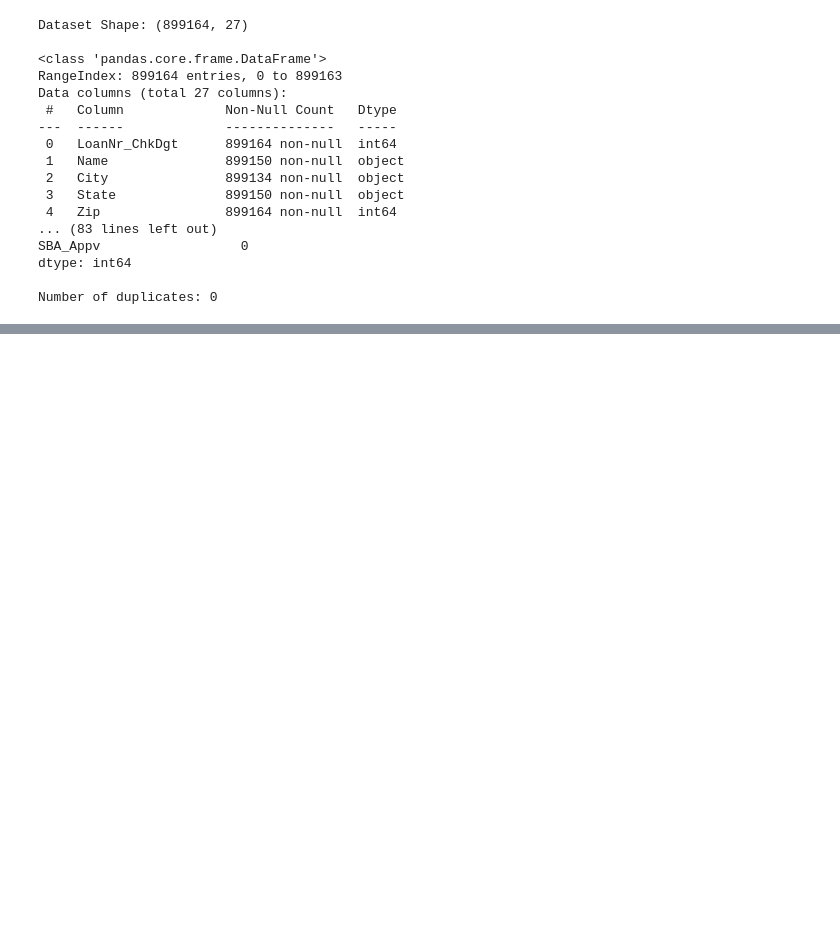
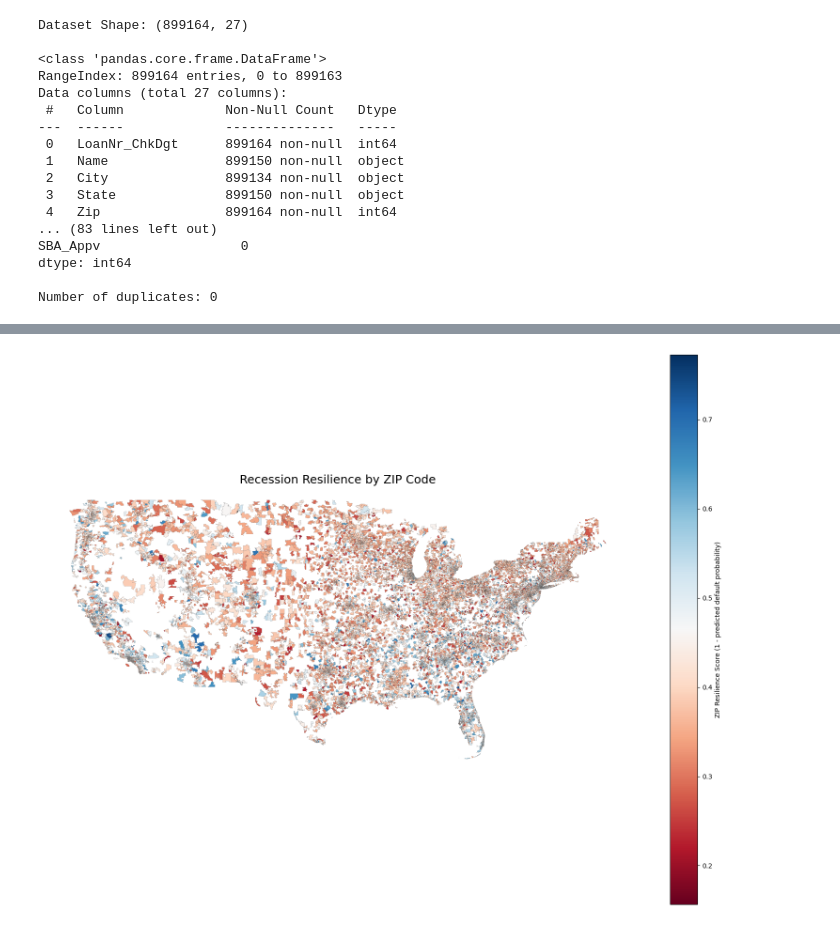
Before and after one commit to emr75/LoanAnalysis, a Jupyter notebook: mlProject.ipynb, the cells around one changed output, grey strips where cells are left out. Saved outputs shown, nothing was run; the diff lists cells and outputs as text; code cells hidden in the pictures; blank space fills up the shorter version.

```diff
--- a/mlProject.ipynb
+++ b/mlProject.ipynb
@@ -476,0 +580,16 @@ weighted avg       0.95      0.95      0.95    133502
+# %%
+zip_stats["Zip3"] = zip_stats["Zip"].astype(str).str[:3]
+
+zip_stats = zip_stats[
+    ~zip_stats["Zip3"].isin(["995", "996", "997", "998", "999", "967", "968"])
+]
+#removing AK / Hawaii for clarity of vis
+# %%
+import geopandas as gpd
+
+zcta = gpd.read_file("shapedata/tl_2020_us_zcta510.shp")
+
+zcta = zcta.rename(columns={"ZCTA5CE10": "ZIP"})
+zcta["ZIP"] = zcta["ZIP"].astype(str).str.zfill(5)
+
+zcta.head()
@@ -476,0 +603,28 @@ weighted avg       0.95      0.95      0.95    133502
+# %%
+zip_map = zcta.merge(zip_stats, left_on="ZIP", right_on=zip_col, how="left")
+# %%
+import matplotlib.pyplot as plt
+
+fig, ax = plt.subplots(1, 1, figsize=(16, 12))
+
+zip_map.plot(
+    column="resilience_score",
+    cmap="RdBu",
+    linewidth=0.1,
+    ax=ax,
+    edgecolor="0.2",
+    legend=True,
+    legend_kwds={"label": "ZIP Resilience Score (1 - predicted default probability)"}
+)
+
+ax.set_title("Recession Resilience by ZIP Code", fontsize=18)
+ax.axis("off")
+plt.tight_layout()
+fig.savefig(
+    "zip_heatmap_highres.png",
+    dpi=600,               # 300 dpi is print quality; you can go 400–600 if needed
+    bbox_inches="tight"    # trims extra whitespace
+)
+plt.show()
+# %% [output]
+[figure, added]
```
Also changed, not shown: parts of 18 cells of this notebook, 3 other files.
